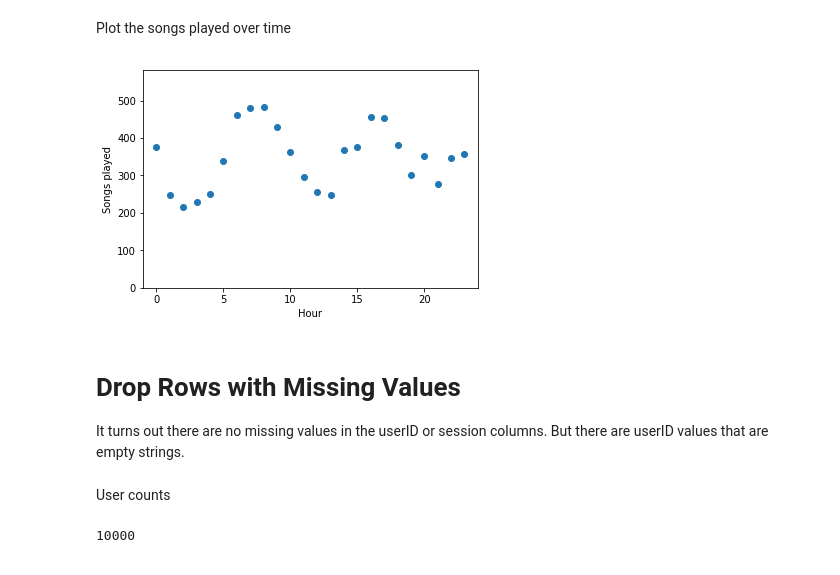
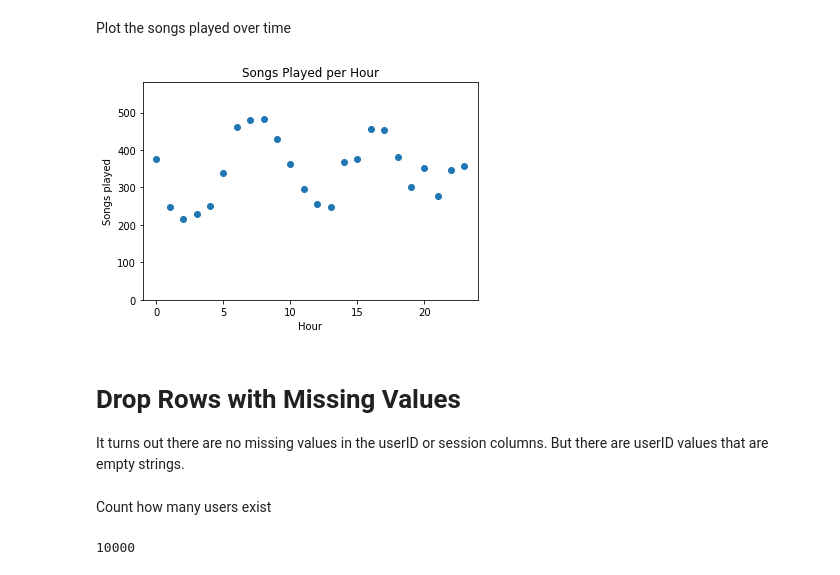
Before and after one commit to jhonsen/DataEngineeringProjects, a Jupyter notebook: projects/DataLakes/Analytics/dataWrangling_Pyspark.ipynb, the cells around one changed output. Saved outputs shown, nothing was run; the diff lists cells and outputs as text; code cells hidden in the pictures.

```diff
--- a/projects/DataLakes/Analytics/dataWrangling_Pyspark.ipynb
+++ b/projects/DataLakes/Analytics/dataWrangling_Pyspark.ipynb
@@ -235,19 +219,20 @@ Plot the songs played over time
 # %%
 plt.scatter(songs_in_hour_pd["hour"], songs_in_hour_pd["count"])
 plt.xlim(-1, 24);
 plt.ylim(0, 1.2 * max(songs_in_hour_pd["count"]))
 plt.xlabel("Hour")
-plt.ylabel("Songs played");
+plt.ylabel("Songs played")
+plt.title('Songs Played per Hour');
 # %% [output]
-[figure, old version]
+[figure, new version]
 # %% [markdown]
 # Drop Rows with Missing Values
 
 It turns out there are no missing values in the userID or session columns. But there are userID values that are empty strings.
 # %%
 user_log_valid = user_log.dropna(how = "any", subset = ["userId", "sessionId"])
-# %% [markdown]
-User counts
+# %% [markdown]
+Count how many users exist
 # %%
 user_log_valid.count()
 # %% [output]
```
Also changed, not shown: parts of 17 cells of this notebook.
